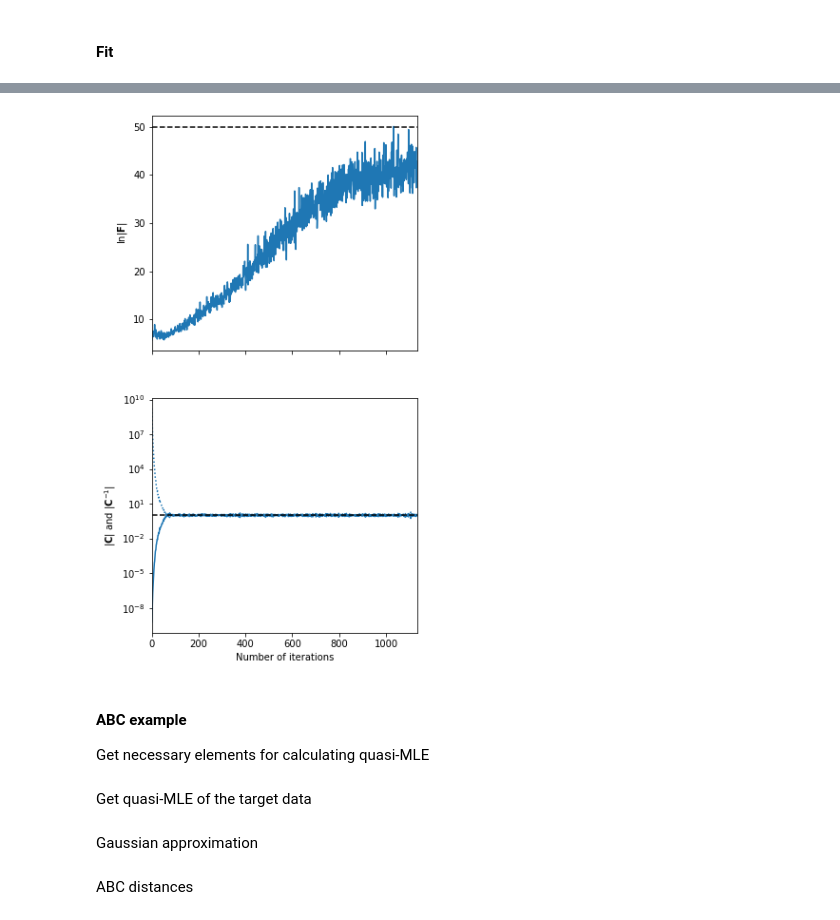
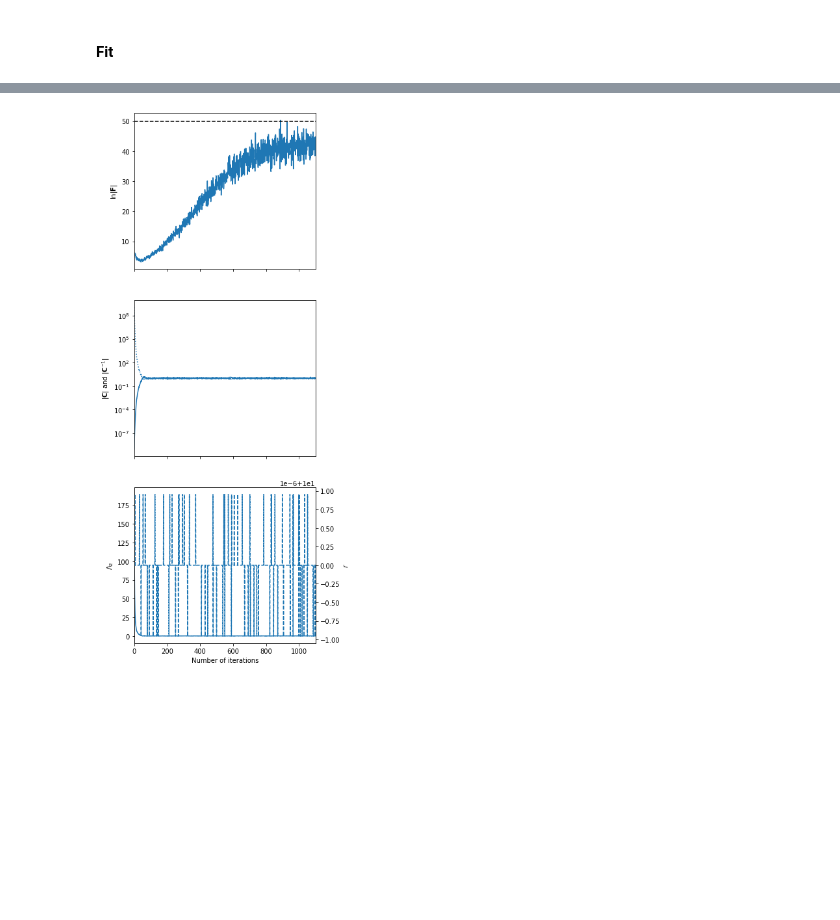
Before and after one commit to tlmakinen/imnn, a Jupyter notebook: examples/IMNN - JAX.ipynb, the cells around one changed output, grey strips where cells are left out. Cells and saved outputs as stored; diff of their text form; code cells hidden in the pictures; blank space fills up the shorter version.

```diff
--- a/examples/IMNN - JAX.ipynb
+++ b/examples/IMNN - JAX.ipynb
@@ -100 +96,3 @@ X, Y = np.meshgrid(μ_range, Σ_range)
+# %%
+optimiser = optimizers.adam(step_size=1e-3)
 # %% [markdown]
@@ -213,2 +100,5 @@ def corner_plot(target_summaries, GA, GA_μ, GA_Σ, abc_distances, ϵ):
+# %%
+rng, initial_model_seed = jax.random.split(rng)
+rng, fitting_seed = jax.random.split(rng)
 # %% [markdown]
 # Simulations on the fly
@@ -311,2 +107,5 @@ detinvC_total = np.zeros((0,))
+# %%
+imnn = IMNN(n_s=n_s, n_d=n_d, n_summaries=n_summaries, input_shape=input_shape,
+            θ_fid=θ_fid, key=initial_model_seed, model=model, optimiser=optimiser, simulator=simulator)
 # %% [markdown]
 #### Fit
@@ -318,10 +111,0 @@ opt_state, best_w, max_detF, detF, detC, detinvC, counter = fit(key, opt_state,
-# %%
-detF_total = np.hstack([detF_total, detF[:counter]])
-detC_total = np.hstack([detC_total, detC[:counter]])
-detinvC_total = np.hstack([detinvC_total, detinvC[:counter]])
-training_plot(detF_total, detC_total, detinvC_total)
-# %% [output]
-[figure, removed]
-# %% [markdown]
-#### ABC example
-Get necessary elements for calculating quasi-MLE
@@ -332,3 +112,7 @@ invF = np.linalg.inv(F)
-# %% [markdown]
-Get quasi-MLE of the target data
+# %%
+imnn.fit(λ=λ, α=α, rng=fitting_seed)
+# %%
+imnn.training_plot(expected_detF=50);
+# %% [output]
+[figure, added]
 # %%
@@ -336,2 +119,0 @@ target_summaries = get_estimate(target_data, θ_fid, invF, μ, invC, dμ_dθ, be
-# %% [markdown]
-Gaussian approximation
@@ -353,2 +119,0 @@ GA_Σ = tfp.distributions.Normal(
-# %% [markdown]
-ABC distances
```
Also changed, not shown: parts of 54 cells of this notebook, 6 other files.
